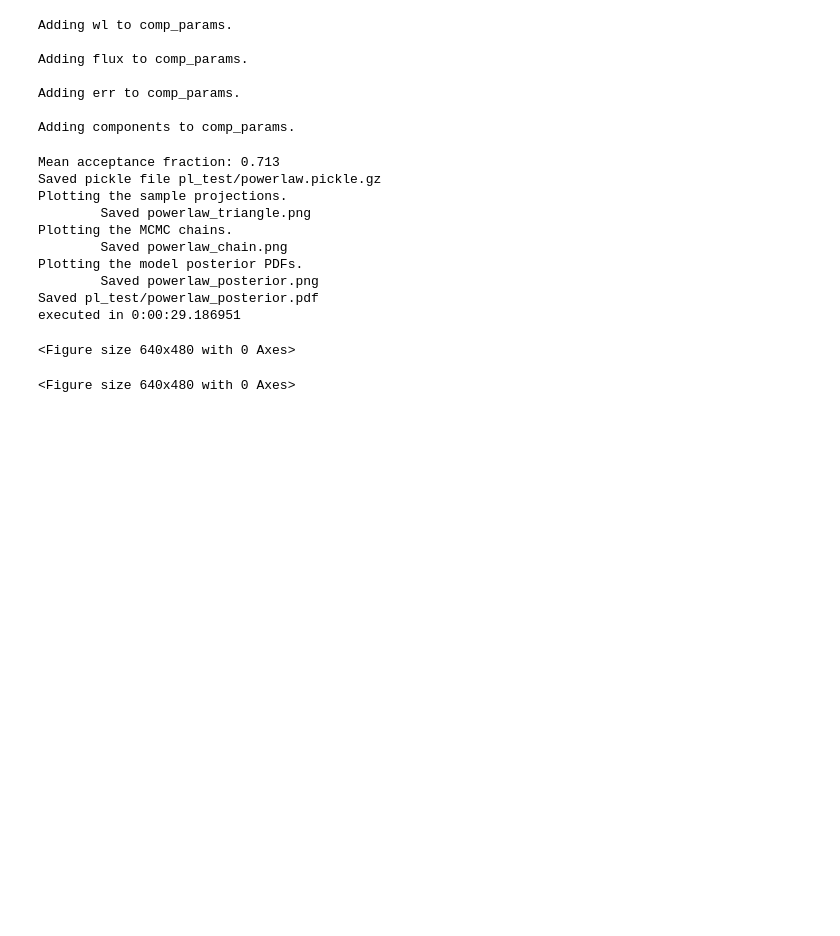
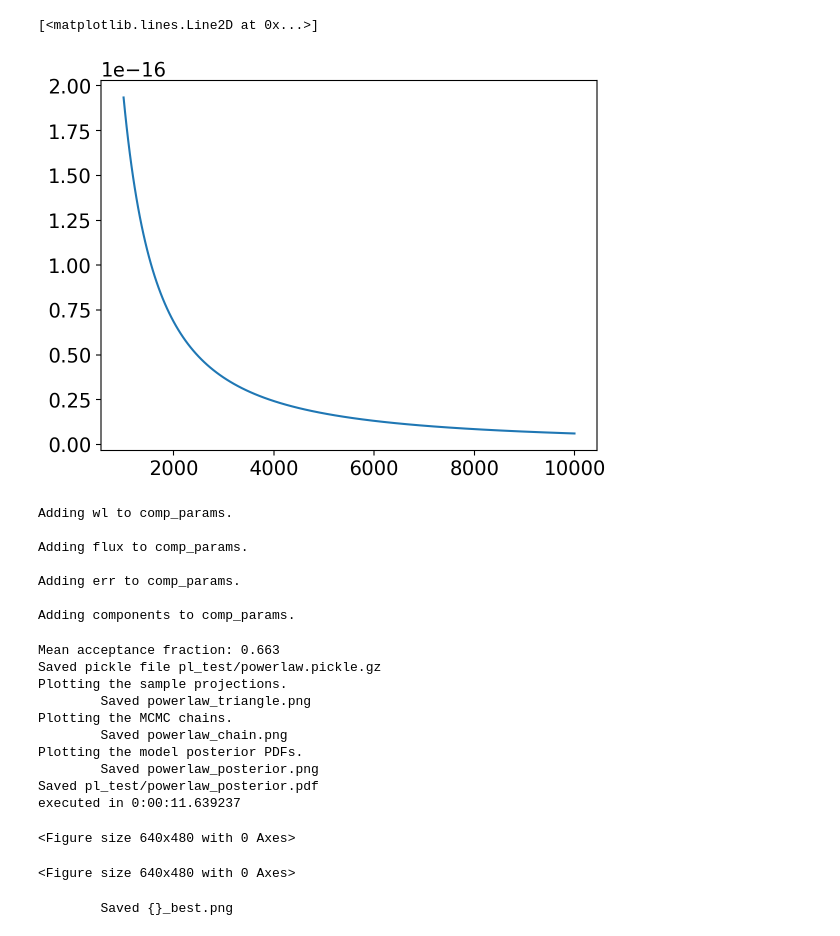
Before and after one commit to jotaylor/SPAMM, a Jupyter notebook: examples/powerlaw_example.ipynb, the cells around one changed output. Drawn from its saved outputs; the diff is of its cells as text; code cells hidden in the pictures; blank space fills up the shorter version.

Commit message:
Add powerlaw example notebook

```diff
--- a/examples/powerlaw_example.ipynb
+++ b/examples/powerlaw_example.ipynb
@@ -3,33 +3,44 @@
 
 from matplotlib import rcParams
 
-rcParams["savefig.dpi"] = 100
 rcParams["figure.dpi"] = 100
-rcParams["font.size"] = 16
+rcParams["font.size"] = 14
 
 from matplotlib import pyplot as plt
 import numpy as np
 
+from utils.parse_pars import parse_pars
 from spamm.run_spamm import spamm
+from spamm.components.NuclearContinuumComponent import NuclearContinuumComponent
+from spamm.Spectrum import Spectrum
+from spamm.analysis import plot_best_models
+from spamm.Samples import Samples
 # %%
-# Define the unit-less wavelength and flux
-wave = np.arange(1000, 2000)
+# Define the unit-less wavelength
+test_wl = parse_pars()["testing"]
+wl = np.arange(test_wl["wl_min"], test_wl["wl_max"], test_wl["wl_step"])
 
-# Just generate a simple sample power law for a spectrum
-amp=5e-15
-x0=1500
-alpha=0.8
+# Just generate a simple simple power law for a spectrum
+nc_params = {"slope1": 1.5, "norm_PL": 1.5e-17}
 
-def powerlaw(x, amp, x0, alpha):
-    return amp*(x/x0)**(-alpha)
+comp_params = [nc_params["norm_PL"], nc_params["slope1"]]
 
-flux = powerlaw(x=wave, amp=amp, x0=x0, alpha=alpha)
+nc = NuclearContinuumComponent()
 
-# Make the error 5% of the flux array
-flux_error = flux * 0.05
+# Make a Spectrum object with dummy flux and flux error
+spectrum = Spectrum(wl, wl, wl)
+nc.initialize(spectrum)
+
+flux = NuclearContinuumComponent.flux(nc, spectrum, comp_params)
+flux_err = flux * 0.35
+# %%
+plt.plot(wl, flux)
+# %% [output]
+[<matplotlib.lines.Line2D at 0x...>]
+[figure, added]
 # %%
 # Run spamm
-spamm_out = spamm(complist=['PL'], inspectrum=(wave, flux, flux_error), n_walkers=32, n_iterations=5000, par_file="parameters.yaml",
+spamm_out = spamm(complist=['PL'], inspectrum=(wl, flux, flux_err), n_walkers=100, n_iterations=500,
                  outdir="pl_test", picklefile="powerlaw")
 # %% [output]
 Adding wl to comp_params.
@@ -39,7 +50,7 @@ Adding flux to comp_params.
 Adding err to comp_params.
 
 Adding components to comp_params.
-Mean acceptance fraction: 0.713
+Mean acceptance fraction: 0.663
 Saved pickle file pl_test/powerlaw.pickle.gz
 Plotting the sample projections.
         Saved powerlaw_triangle.png
@@ -48,6 +59,11 @@ Plotting the MCMC chains.
 Plotting the model posterior PDFs.
         Saved powerlaw_posterior.png
 Saved pl_test/powerlaw_posterior.pdf
-executed in 0:00:29.186951
+executed in 0:00:11.639237
 <Figure size 640x480 with 0 Axes>
 <Figure size 640x480 with 0 Axes>
+# %%
+S = Samples("pl_test/powerlaw.pickle.gz")
+plot_best_models(S)
+# %% [output]
+        Saved {}_best.png
```
